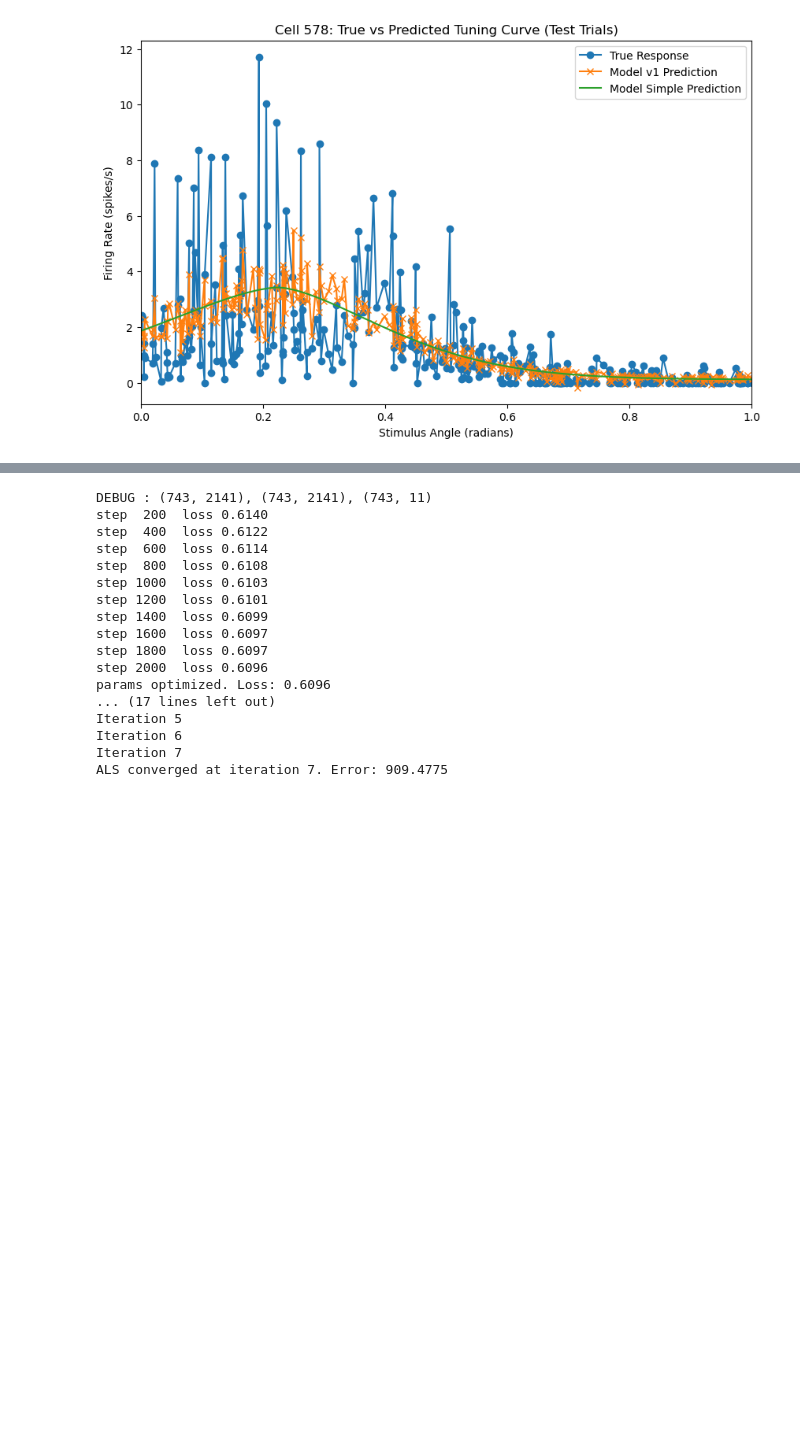
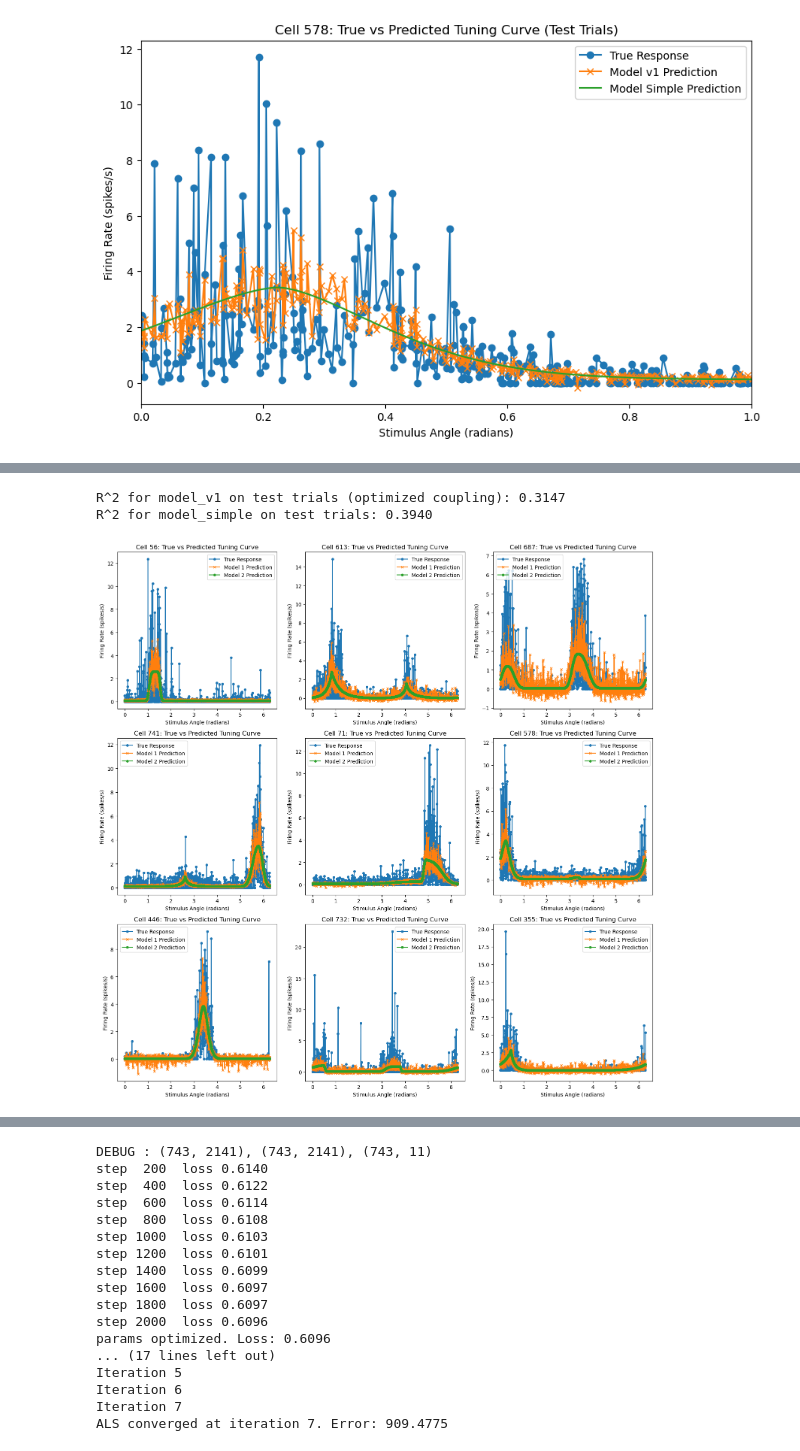
Before and after one commit to reillytilbury/EDGAR, a Jupyter notebook: trial_to_trial_variability_scratchpad.ipynb, the cells around one changed output, grey strips where cells are left out. Drawn from its saved outputs; the diff is of its cells as text; code cells hidden in the pictures; blank space fills up the shorter version.

```diff
--- a/trial_to_trial_variability_scratchpad.ipynb
+++ b/trial_to_trial_variability_scratchpad.ipynb
@@ -1345,0 +1512,3 @@ plt.show()
+# %%
+tuning_params, model_params = parameter_estimator_v1(stimuli_train_train_trials, X_train_train_trials, Y_train_train_trials)
+y_pred = model_v1_clean({'stimulus' : stimuli_train_test_trials, 'response' : X_train_test_trials}, tuning_params, model_params)
@@ -1345,0 +1533,11 @@ plt.show()
+# %%
+r2_v1_test_optimized = r_squared(Y_train_test_trials, y_pred)
+r2_simple_test = r_squared(Y_train_test_trials, Y_pred_test_simple)
+print(f"R^2 for model_v1 on test trials (optimized coupling): {r2_v1_test_optimized:.4f}")
+print(f"R^2 for model_simple on test trials: {r2_simple_test:.4f}")
+
+plot_model_fit(stimuli_train_test_trials, Y_train_test_trials, y_pred, cell_idxs, Y_another_pred=Y_pred_test_simple)
+# %% [output]
+R^2 for model_v1 on test trials (optimized coupling): 0.3147
+R^2 for model_simple on test trials: 0.3940
+[figure, added]
```
Also changed, not shown: parts of 11 cells of this notebook.
